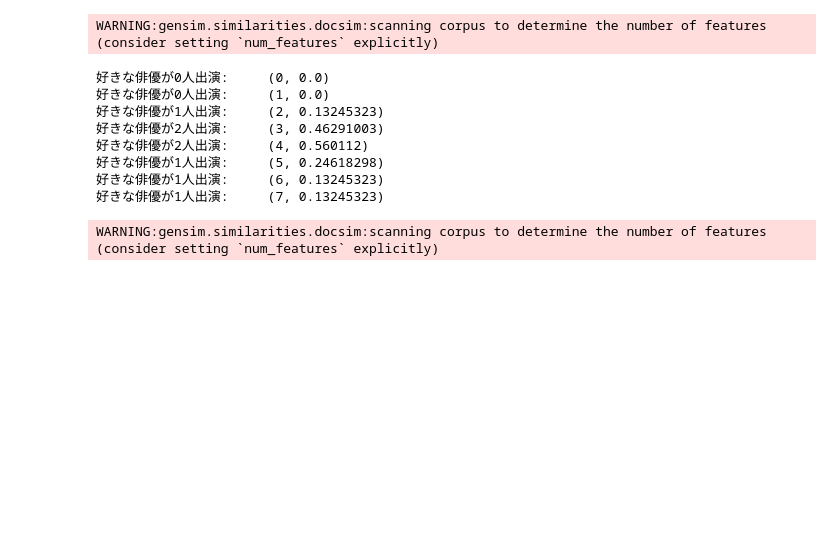
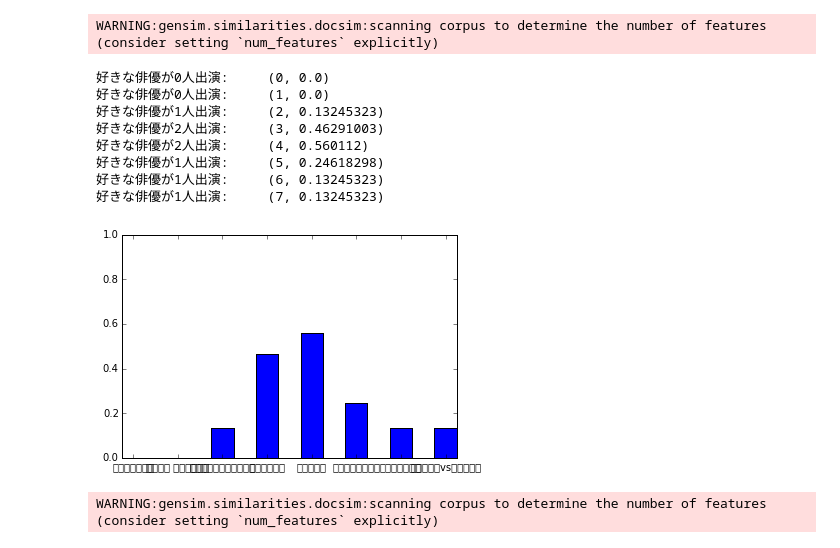
Before and after one commit to Aipakazuma/2-4recommendation-system, a Jupyter notebook: 10_推薦システム2.ipynb, the cells around one changed output. Drawn from its saved outputs; the diff is of its cells as text; code cells hidden in the pictures; blank space fills up the shorter version.

```diff
--- a/10_推薦システム2.ipynb
+++ b/10_推薦システム2.ipynb
@@ -463,6 +449,19 @@ WARNING:gensim.similarities.docsim:scanning corpus to determine the number of fe
 好きな俳優が1人出演:     (5, 0.24618298)
 好きな俳優が1人出演:     (6, 0.13245323)
 好きな俳優が1人出演:     (7, 0.13245323)
+# %%
+t = numpy.array(simularity)
+y = t[:, 1]
+# %%
+# グラフにしてみる
+
+x = numpy.arange(8)
+plt.ylim(0,1)
+plt.xticks(x, ['恐怖！キノコ男', '肉喰植物 キラーツリー', '殺人魚フライングキラー', 'エイリアン２', 'ヴィレッジ', 'グラディエーター', 'ケイブフィアー', 'エイリアンvsプレデター'])
+plt.bar(x, y, align = 'center', width=0.5)
+plt.show()
+# %% [output]
+[figure, added]
 # %%
 # 数を増やしてみる
 my_movies_data = [
```
Also changed, not shown: parts of 10 cells of this notebook, 3 other files.
